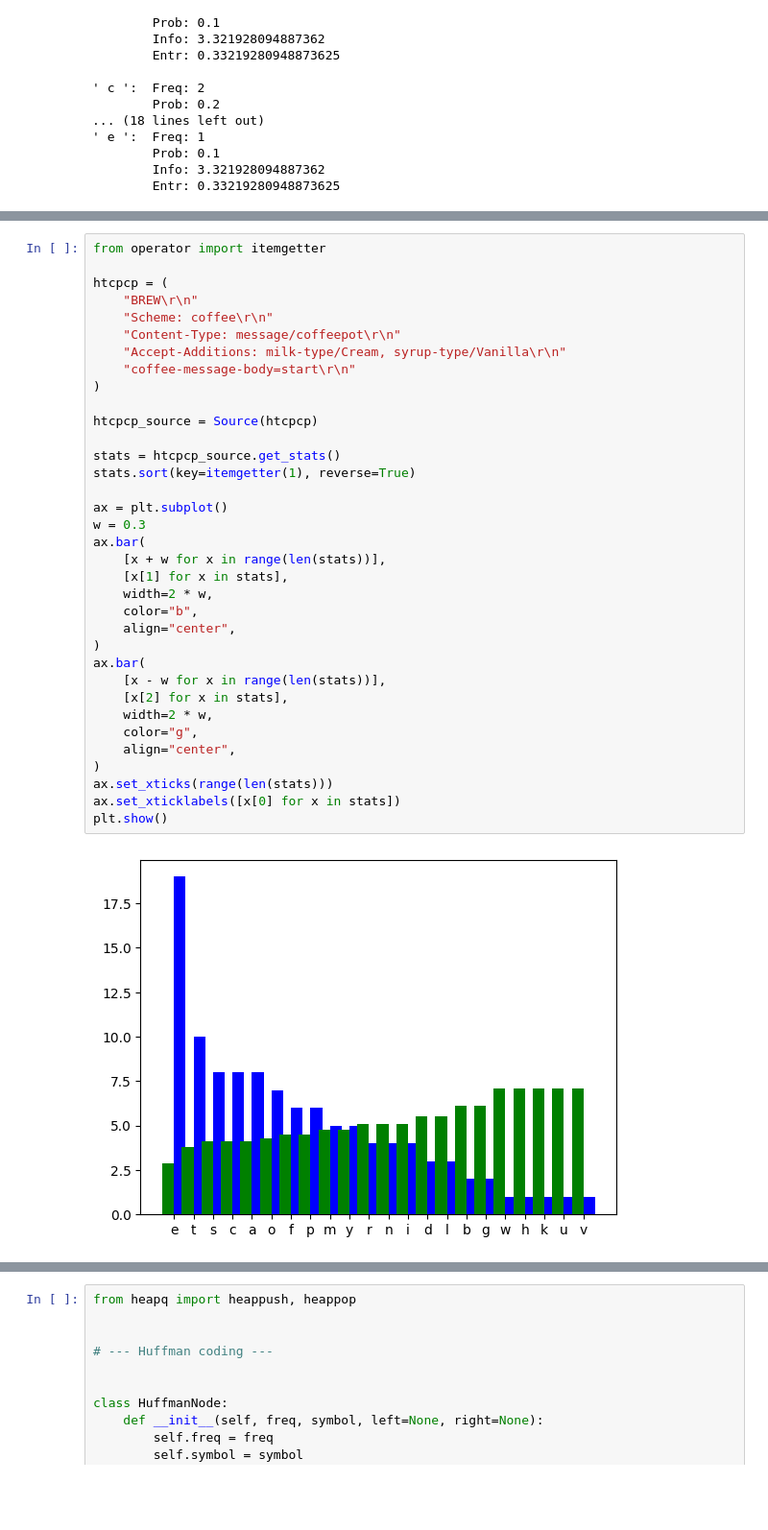
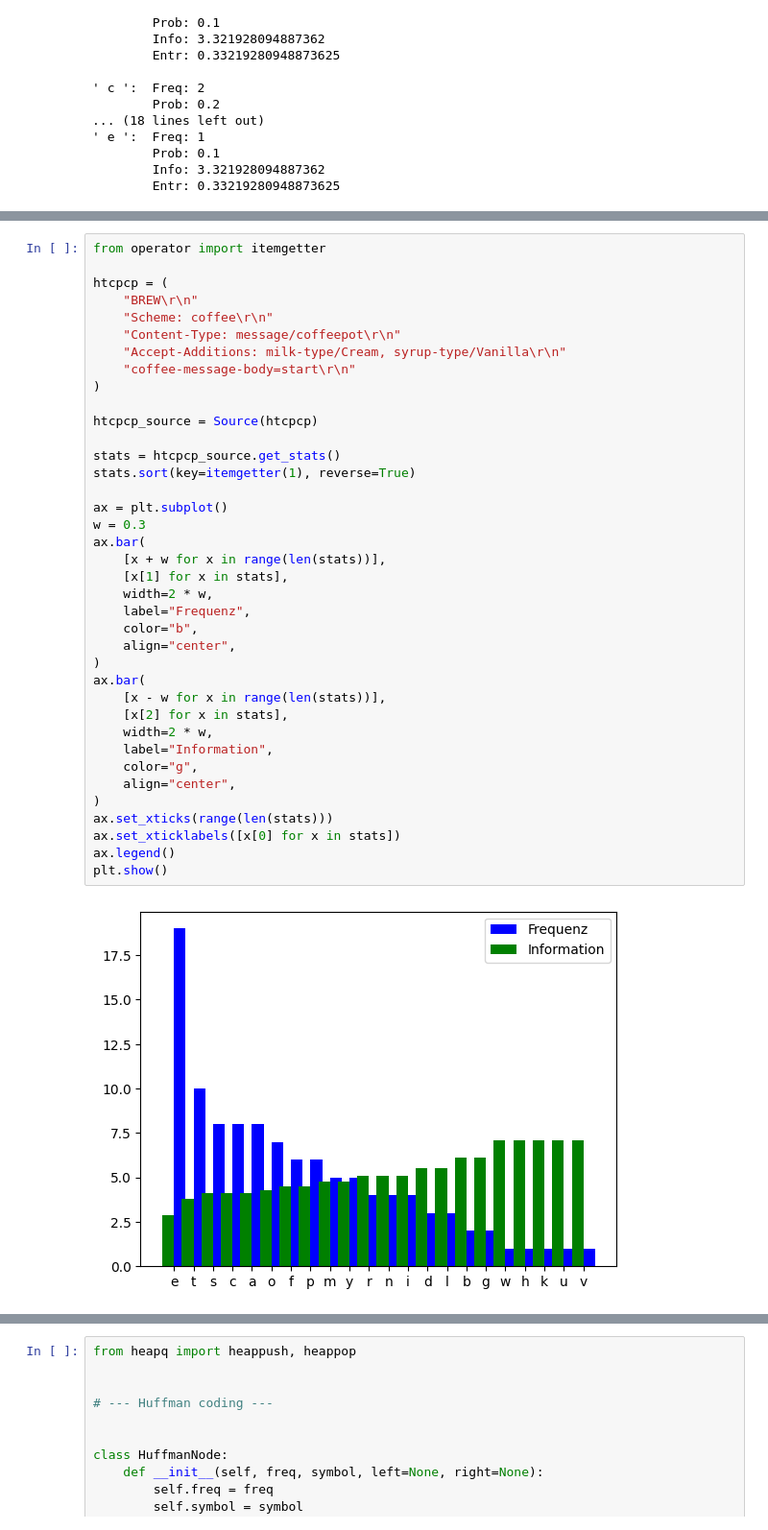
Before and after one commit to FabiSahne/Kommunikationstechnik, a Jupyter notebook: 1-Entropiecodierung/entropiecodierung.ipynb, the cells around one changed output, grey strips where cells are left out. Shown at 96% size. Saved outputs shown, nothing was run; the diff lists cells and outputs as text; blank space fills up the shorter version.

```diff
--- a/1-Entropiecodierung/entropiecodierung.ipynb
+++ b/1-Entropiecodierung/entropiecodierung.ipynb
@@ -170,31 +188,34 @@ htcpcp = (
     "Content-Type: message/coffeepot\r\n"
     "Accept-Additions: milk-type/Cream, syrup-type/Vanilla\r\n"
     "coffee-message-body=start\r\n"
 )
 
 htcpcp_source = Source(htcpcp)
 
 stats = htcpcp_source.get_stats()
 stats.sort(key=itemgetter(1), reverse=True)
 
 ax = plt.subplot()
 w = 0.3
 ax.bar(
     [x + w for x in range(len(stats))],
     [x[1] for x in stats],
     width=2 * w,
+    label="Frequenz",
     color="b",
     align="center",
 )
 ax.bar(
     [x - w for x in range(len(stats))],
     [x[2] for x in stats],
     width=2 * w,
+    label="Information",
     color="g",
     align="center",
 )
 ax.set_xticks(range(len(stats)))
 ax.set_xticklabels([x[0] for x in stats])
+ax.legend()
 plt.show()
 # %% [output]
-[figure, old version]
+[figure, new version]
```
Also changed, not shown: parts of 18 cells of this notebook.
